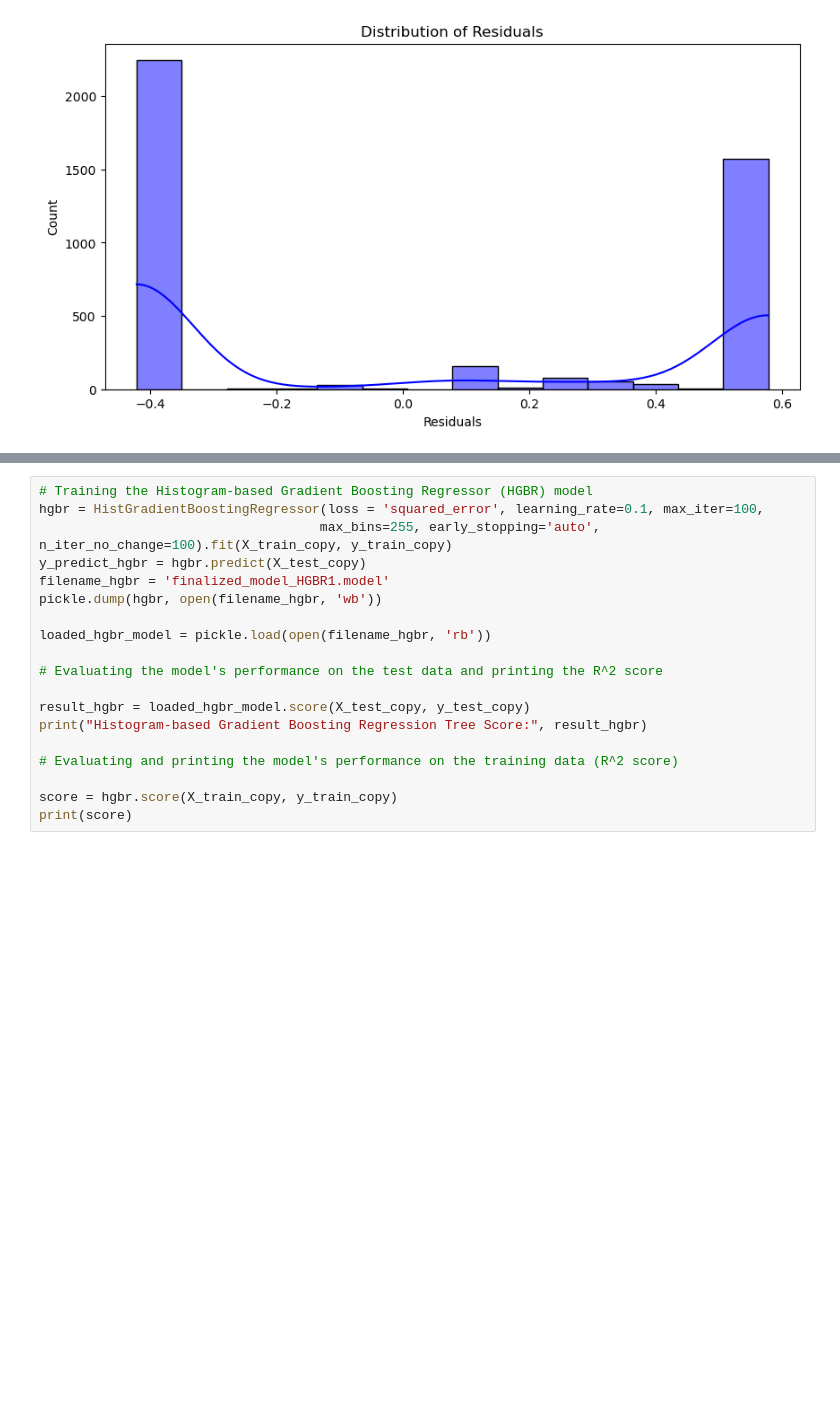
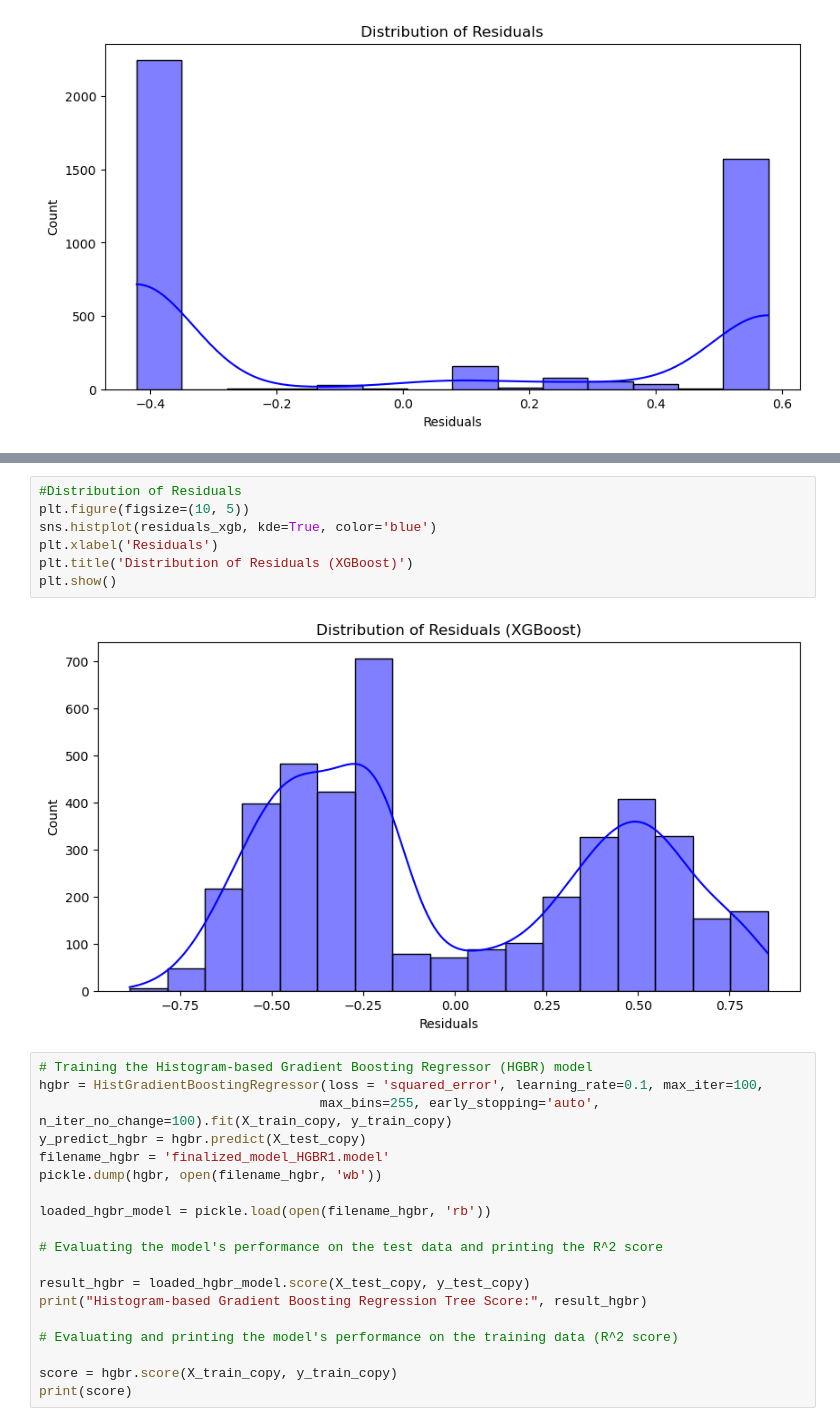
Before and after one commit to erika-ld/CPSC483-Machine-Learning-Project, a Jupyter notebook: evaluation_and_analysis_copy.ipynb, the cells around one changed output, grey strips where cells are left out. Cells and saved outputs as stored; diff of their text form; blank space fills up the shorter version.

```diff
--- a/evaluation_and_analysis_copy.ipynb
+++ b/evaluation_and_analysis_copy.ipynb
@@ -420,3 +486,12 @@ plt.show()
+# %%
+#Distribution of Residuals
+plt.figure(figsize=(10, 5))
+sns.histplot(residuals_xgb, kde=True, color='blue')
+plt.xlabel('Residuals')
+plt.title('Distribution of Residuals (XGBoost)')
+plt.show()
+# %% [output]
+[figure, added]
 # %%
 # Training the Histogram-based Gradient Boosting Regressor (HGBR) model
 hgbr = HistGradientBoostingRegressor(loss = 'squared_error', learning_rate=0.1, max_iter=100,
```
Also changed, not shown: parts of 3 cells of this notebook.
